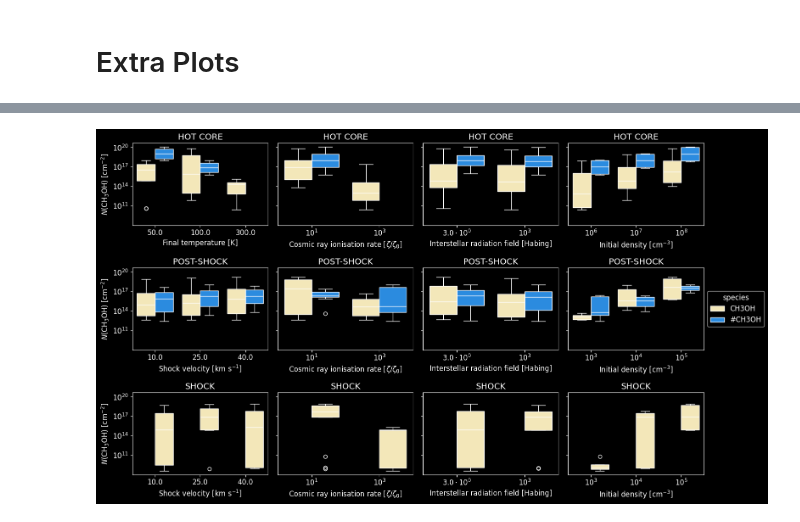
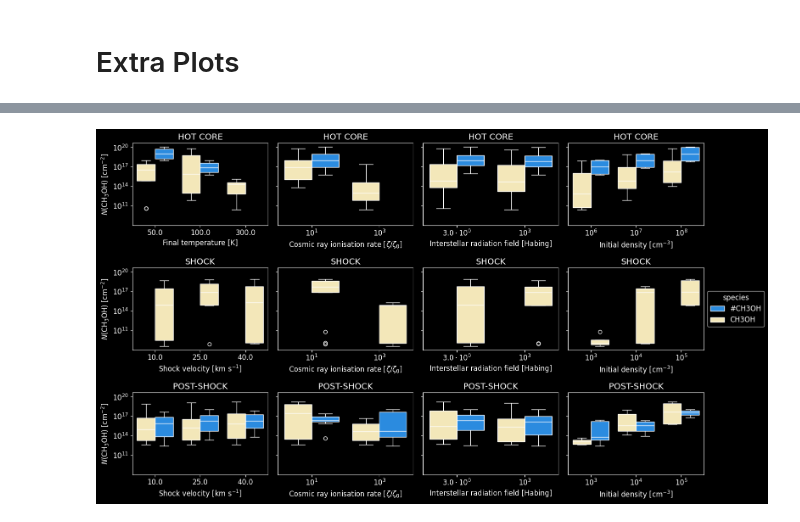
Before and after one commit to georgina-sampson/LEAPS-2024, a Jupyter notebook: CH3OH/plots.ipynb, the cells around one changed output, grey strips where cells are left out. Cells and saved outputs as stored; diff of their text form; code cells hidden in the pictures.

```diff
--- a/CH3OH/plots.ipynb
+++ b/CH3OH/plots.ipynb
@@ -219,7 +286,7 @@ def format_e(n: float) -> str:
     return '{}\cdot10^{{{}}}'.format(mantissa, exponent)
 # %%
 for enfasis in [constants.COSMICRAY, constants.INTERSTELLARRAD]:
-    fig, axs = plt.subplots(1,3, figsize=(10,5), layout='tight', sharey=True)
+    fig, axs = plt.subplots(1,3, figsize=(8,6), layout='tight', sharey=True)
     for i, dic in enumerate(dfDicBox):
         tipo, df = [(k, dic[k])for k in dic][0]
         if tipo==constants.SHOCK: moment = [dic[k] for k in dic][1]
@@ -249,7 +316,7 @@ for dic in dfDicBox:
     varparam=constants.FTEMP if tipo==constants.HOTCORE else constants.SHOCKVEL
     title = tipo.upper() if tipo==constants.HOTCORE else 'C-SHOCK' if moment==constants.TMAX else 'POST-SHOCK'
 
-    fig, axs = plt.subplots(1,2, figsize=(6.7,5), layout='tight', sharey=True)
+    fig, axs = plt.subplots(1,2, figsize=(6,6), layout='tight', sharey=True)
 
     for i, enfasis in enumerate([constants.IDENS, varparam]):
         sns.boxplot(data=df, x=enfasis,
@@ -419,30 +366,30 @@ shdf_extra[constants.SHOCKVEL] = shdf_extra[constants.SHOCKVEL].astype(str)
 # %%
 fig, axs = plt.subplots(3,4, figsize=(16,9), layout='tight', sharey=True)
 
-for i, moment in enumerate([constants.HOTCORE,'POST-SHOCK','SHOCK']):
+for i, moment in enumerate([constants.HOTCORE,'SHOCK','POST-SHOCK']):
     if moment==constants.HOTCORE:
         tipo = constants.HOTCORE
         df = hcdf_extra
     else:
         tipo = constants.SHOCK
         df = shdf_extra[shdf_extra['moment']==moment]
     title = moment.upper()
 
     for j, enfasis in enumerate(propOrder[tipo]):
         ax=axs[i][j]
         sns.boxplot(data=df, x=enfasis,
                     hue='species', legend= 'auto' if i==1 and j==3 else None,
                     palette={'#CH3OH': '#0d8dfd', 'CH3OH': '#fcedb0'},
                     order=propOrder[tipo][enfasis],
                     linecolor='white',
                     y='N', ax=ax, log_scale=True)
         if i==1 and j==3: sns.move_legend(ax, 'center left', bbox_to_anchor=(1, 0.5))
         ax.set_title(title)
         ax.set_xticks(propOrder[tipo][enfasis], labels=[val if enfasis in [constants.FTEMP,constants.SHOCKVEL] else f"${format_e(val)}$" for val in propLabels[tipo][enfasis]])
         ax.set_xlabel(propxLabels[tipo][enfasis])
 
     axs[i][0].set_ylabel(r'$N$(CH$_3$OH) [cm$^{-2}$]')
 fig.savefig(f"BOXPLOT_surfaceVSgas_extra.png", dpi=300, bbox_inches='tight')
 # plt.close()
 # %% [output]
-[figure, old version]
+[figure, new version]
```
Also changed, not shown: parts of 4 cells of this notebook, 13 other files.
